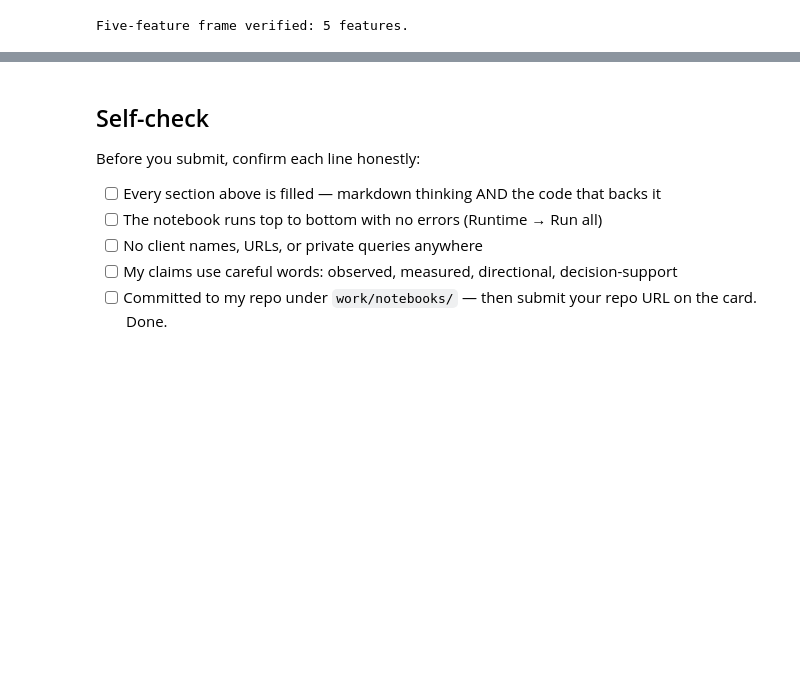
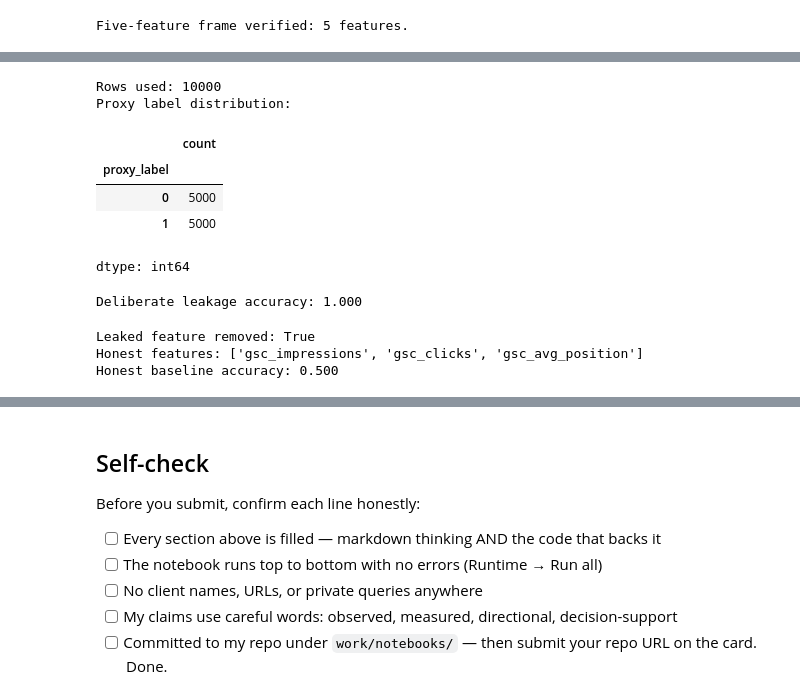
Before and after one commit to Maryam271/flyrank-ml-internship, a Jupyter notebook: work/notebooks/w03_data_contract.ipynb, the cells around one changed output, grey strips where cells are left out. Cells and saved outputs as stored; diff of their text form; code cells hidden in the pictures; blank space fills up the shorter version.

```diff
--- a/work/notebooks/w03_data_contract.ipynb
+++ b/work/notebooks/w03_data_contract.ipynb
@@ -295,0 +334,66 @@ Five-feature frame verified: 5 features.
+# %%
+# Section 5 — Deliberate leakage trap
+# Create an artificial two-class proxy for the leakage demonstration.
+# Then intentionally include the label itself as a feature.
+
+leak_data = con.execute(f"""
+SELECT
+    gsc_impressions,
+    gsc_clicks,
+    gsc_avg_position,
+    CASE
+        WHEN ROW_NUMBER() OVER (ORDER BY report_date, client_hash_id, content_hash_id) % 2 = 0
+        THEN 1
+        ELSE 0
+    END AS proxy_label
+FROM {MARCH}
+LIMIT 10000
+""").df()
+
+# Deliberate leakage: the feature directly contains the label.
+leak_data["LEAK_proxy_label"] = leak_data["proxy_label"]
+
+print("Rows used:", len(leak_data))
+print("Proxy label distribution:")
+display(leak_data["proxy_label"].value_counts().sort_index())
+
+leak_accuracy = (
+    leak_data["LEAK_proxy_label"] == leak_data["proxy_label"]
+).mean()
+
+print(f"Deliberate leakage accuracy: {leak_accuracy:.3f}")
+# %% [output]
+Rows used: 10000
+Proxy label distribution:
+|  | count |
+| proxy_label |  |
+| 0 | 5000 |
+| 1 | 5000 |
+dtype: int64
+Deliberate leakage accuracy: 1.000
+# %%
+# Section 5 — Remove leakage and keep the honest feature set
+
+honest_features = [
+    "gsc_impressions",
+    "gsc_clicks",
+    "gsc_avg_position",
+]
+
+# Remove the deliberately leaked label-derived feature.
+honest_data = leak_data.drop(columns=["LEAK_proxy_label"]).copy()
+
+print("Leaked feature removed:", "LEAK_proxy_label" not in honest_data.columns)
+print("Honest features:", honest_features)
+
+# Simple majority-class baseline.
+majority_class = honest_data["proxy_label"].mode()[0]
+honest_accuracy = (
+    honest_data["proxy_label"] == majority_class
+).mean()
+
+print(f"Honest baseline accuracy: {honest_accuracy:.3f}")
+# %% [output]
+Leaked feature removed: True
+Honest features: ['gsc_impressions', 'gsc_clicks', 'gsc_avg_position']
+Honest baseline accuracy: 0.500
```
Also changed, not shown: parts of 3 cells of this notebook.
